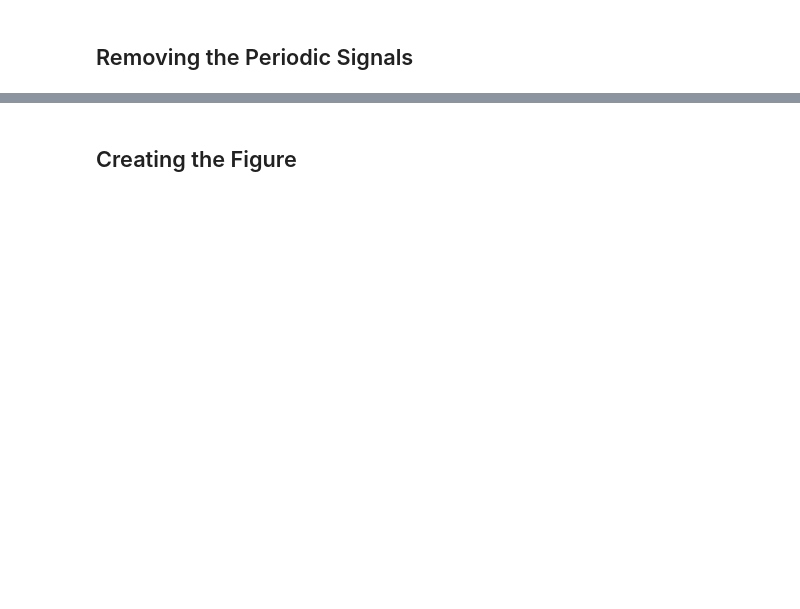
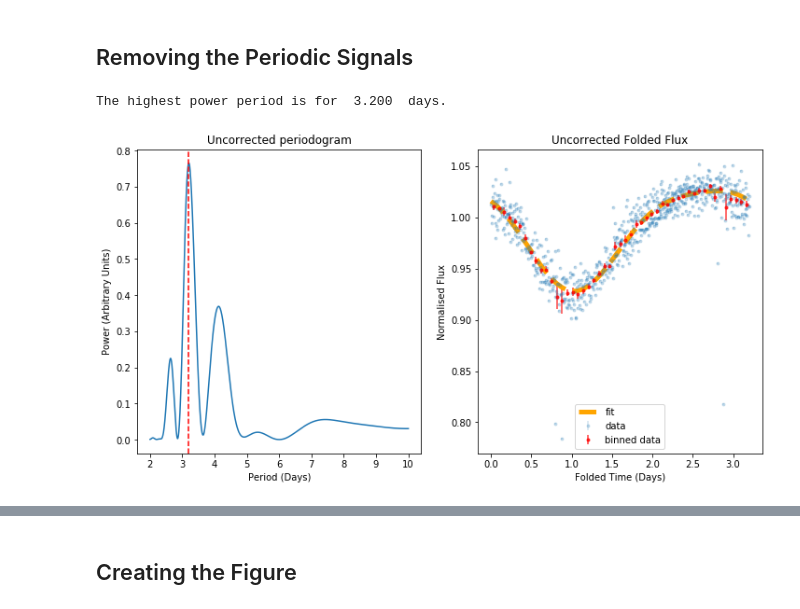
Before and after one commit to StanBarmentloo/A-search-for-transiting-companions-in-the-J1407-system, a Jupyter notebook: Figure_3/Figure_3.ipynb, the cells around one changed output, grey strips where cells are left out. Saved outputs shown, nothing was run; the diff lists cells and outputs as text; code cells hidden in the pictures; blank space fills up the shorter version.

```diff
--- a/Figure_3/Figure_3.ipynb
+++ b/Figure_3/Figure_3.ipynb
@@ -68,42 +70,44 @@ plt.show()
 # %%
 fig, ax = plt.subplots(1, 2)
 
-frequencies = 1/np.linspace(2, 5, 3000)
+frequencies = 1/np.linspace(2, 10, 3000)
 power = LombScargle(time_f, flux_f-np.mean(flux_f), dy = eflux_f).power(frequencies)
 max_period = 1/frequencies[list(power).index(np.max(power))]
-print("The highest power period is ", '{0:.3f}'.format(max_period), ' days.')
+print("The highest power period is for ", '{0:.3f}'.format(max_period), ' days.')
 
 
 ax[0].plot(1/frequencies, power)
 ax[0].axvline(x = max_period, c= 'r', linestyle = '--')
 ax[0].set_xlabel("Period (Days)")
 ax[0].set_ylabel("Power (Arbitrary Units)")
 ax[0].set_title('Uncorrected periodogram')
 power_lim = ax[0].set_ylim()
 
 #Fold the time data to the highest power signal
 time_folded = time_f%max_period
 means, errors, midpoints = binner(np.linspace(0, max_period, 50), time_folded, flux_f) #Bin the time folded data
 
 #Fit the ringaling function to the binned data
 popt, pcov = curve_fit(ringaling, np.array(midpoints)*2*np.pi/(max_period), means, sigma = errors, absolute_sigma = True, p0 = [1,0,0, 1, 1])
-print("The best fit parameters are ", popt)
 phi = np.arange(200)*2*np.pi / 200
 
 #Plot the best fit
 ax[1].errorbar(time_folded, flux_f, eflux_f, fmt = '.', label = 'data', alpha = 0.2)
 ax[1].errorbar(midpoints, means, errors, fmt = '.', label = 'binned data', alpha = 0.75, c = 'r')
 ax[1].set_title('Uncorrected Folded Flux')
 ax[1].set_xlabel('Folded Time (Days)')
 ax[1].set_ylabel('Normalised Flux')
 ax[1].plot(phi*max_period/(2*np.pi), ringaling(phi, *popt), linestyle = '--', c= 'orange', label= 'fit', lw =5)
 ax[1].legend()
 fig = plt.gcf()
 fig.set_size_inches(12, 6)
 plt.show()
 
 #Correct the flux by subtracting the best fit
 flux_32_corr = flux_f-ringaling(time_folded*2*np.pi/(max_period), *popt)
+# %% [output]
+The highest power period is for  3.200  days.
+[figure, added]
 # %%
 #Stil there is some periodicity remaining, so we repeat the above recipe once more
 
```
Also changed, not shown: parts of 4 cells of this notebook.
